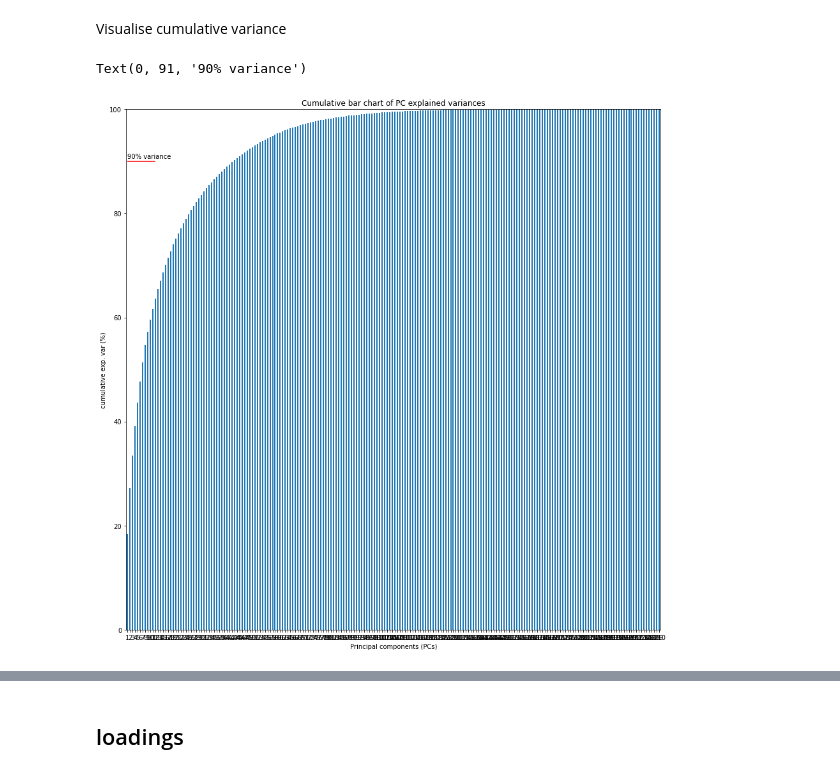
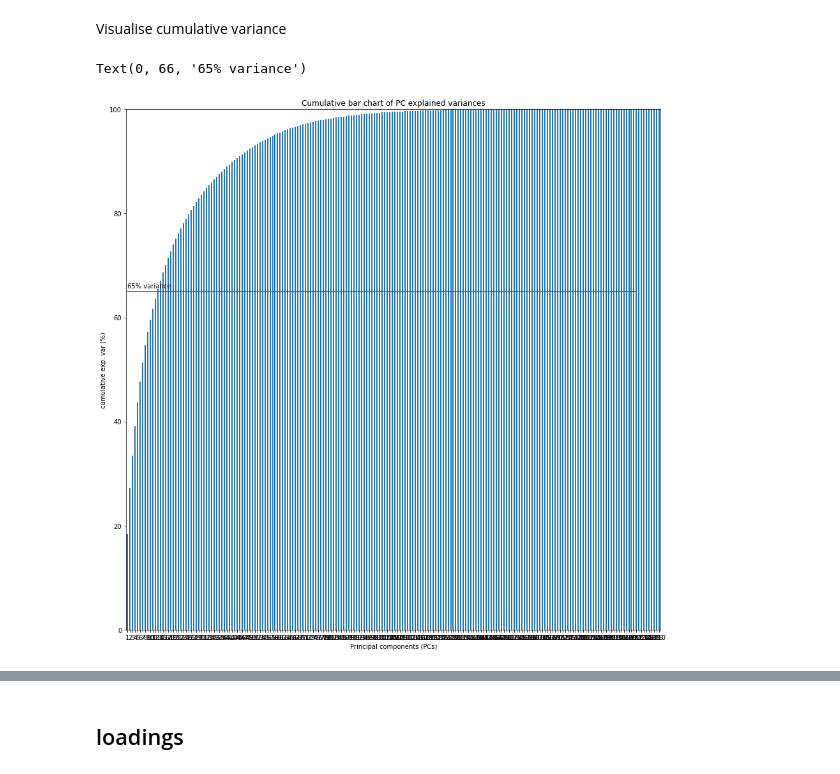
Before and after one commit to dicky-2002/Adv.-Programming-Group-Assignment, a Jupyter notebook: PCA_assignment4.ipynb, the cells around one changed output, grey strips where cells are left out. Saved outputs shown, nothing was run; the diff lists cells and outputs as text; code cells hidden in the pictures.

```diff
--- a/PCA_assignment4.ipynb
+++ b/PCA_assignment4.ipynb
@@ -78,11 +78,11 @@ Visualise cumulative variance
 # %%
 cumulative_variances=variances.cumsum()
 cumulative_variances.plot.bar(rot=0,legend=False,figsize=(15,15),ylim=(0,100))
 plt.title('Cumulative bar chart of PC explained variances')
 plt.ylabel('cumulative exp. var (%)')
 plt.xlabel('Principal components (PCs)')
-plt.hlines(xmin=0,xmax=11,y=90,color='RED')
-plt.text(0, 91, '90% variance', ha='left', va='center')
+plt.hlines(xmin=0,xmax=200,y=65,color='RED')
+plt.text(0, 66, '65% variance', ha='left', va='center')
 # %% [output]
-Text(0, 91, '90% variance')
+Text(0, 66, '65% variance')
-[figure, old version]
+[figure, new version]
```
Also changed, not shown: parts of 3 cells of this notebook.
